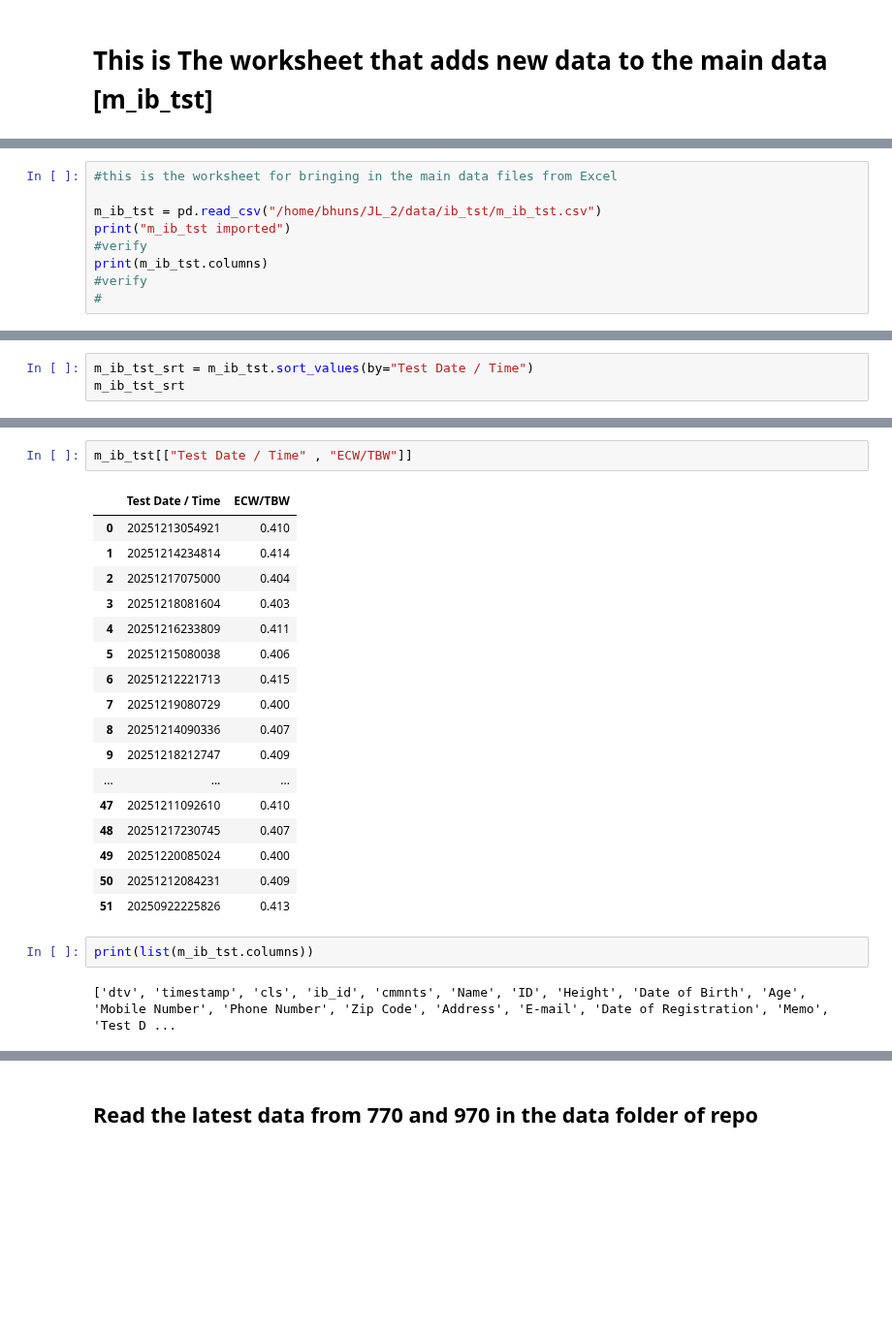
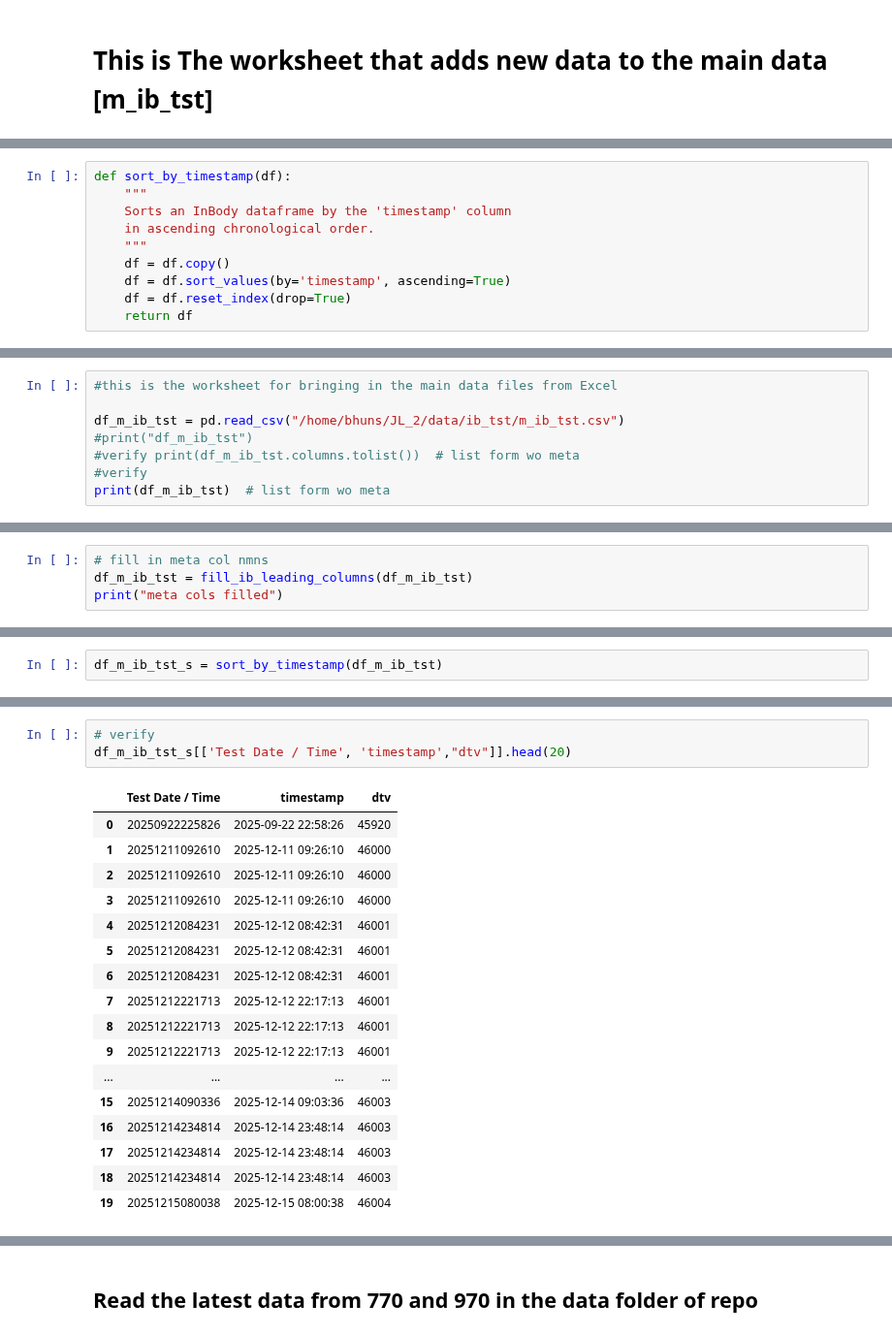
Before and after one commit to 1ratlabs/JL_2, a Jupyter notebook: ib_fls_import.ipynb, the cells around one changed output, grey strips where cells are left out. Shown at 97% size. Cells and saved outputs as stored; diff of their text form; blank space fills up the shorter version.

Commit message:
completed it with preloaded ib_test now restarting to add data

```diff
--- a/ib_fls_import.ipynb
+++ b/ib_fls_import.ipynb
@@ -57,0 +104,10 @@ print set to 1000 rows max
+# %%
+def sort_by_timestamp(df):
+    """
+    Sorts an InBody dataframe by the 'timestamp' column
+    in ascending chronological order.
+    """
+    df = df.copy()
+    df = df.sort_values(by='timestamp', ascending=True)
+    df = df.reset_index(drop=True)
+    return df
@@ -60,10 +135,9 @@ print set to 1000 rows max
 # %%
 #this is the worksheet for bringing in the main data files from Excel
 
-m_ib_tst = pd.read_csv("/home/bhuns/JL_2/data/ib_tst/m_ib_tst.csv")
-print("m_ib_tst imported")
+df_m_ib_tst = pd.read_csv("/home/bhuns/JL_2/data/ib_tst/m_ib_tst.csv")
+#print("df_m_ib_tst")
+#verify print(df_m_ib_tst.columns.tolist())  # list form wo meta
 #verify
-print(m_ib_tst.columns)
-#verify
-#
+print(df_m_ib_tst)  # list form wo meta
 # %% [output]
@@ -91,0 +151,4 @@ print(pd.DataFrame(m_ib_tst.columns, columns=[m_ib_tst.columns]))
+# %%
+# fill in meta col nmns
+df_m_ib_tst = fill_ib_leading_columns(df_m_ib_tst)
+print("meta cols filled")
@@ -92,3 +165,2 @@ print(pd.DataFrame(m_ib_tst.columns, columns=[m_ib_tst.columns]))
 # %%
-m_ib_tst_srt = m_ib_tst.sort_values(by="Test Date / Time")
-m_ib_tst_srt
+df_m_ib_tst_s = sort_by_timestamp(df_m_ib_tst)
@@ -114,25 +167,22 @@ m_ib_tst_srt
-# %%
-m_ib_tst[["Test Date / Time" , "ECW/TBW"]]
-# %% [output]
-|  | Test Date / Time | ECW/TBW |
-| 0 | 20251213054921 | 0.410 |
-| 1 | 20251214234814 | 0.414 |
-| 2 | 20251217075000 | 0.404 |
-| 3 | 20251218081604 | 0.403 |
-| 4 | 20251216233809 | 0.411 |
-| 5 | 20251215080038 | 0.406 |
-| 6 | 20251212221713 | 0.415 |
-| 7 | 20251219080729 | 0.400 |
-| 8 | 20251214090336 | 0.407 |
-| 9 | 20251218212747 | 0.409 |
-| ... | ... | ... |
-| 47 | 20251211092610 | 0.410 |
-| 48 | 20251217230745 | 0.407 |
-| 49 | 20251220085024 | 0.400 |
-| 50 | 20251212084231 | 0.409 |
-| 51 | 20250922225826 | 0.413 |
-# %%
-print(list(m_ib_tst.columns))
-# %% [output]
-['dtv', 'timestamp', 'cls', 'ib_id', 'cmmnts', 'Name', 'ID', 'Height', 'Date of Birth', 'Age', 'Mobile Number', 'Phone Number', 'Zip Code', 'Address', 'E-mail', 'Date of Registration', 'Memo', 'Test D ...
+# %%
+# verify
+df_m_ib_tst_s[['Test Date / Time', 'timestamp',"dtv"]].head(20)
+# %% [output]
+|  | Test Date / Time | timestamp | dtv |
+| 0 | 20250922225826 | 2025-09-22 22:58:26 | 45920 |
+| 1 | 20251211092610 | 2025-12-11 09:26:10 | 46000 |
+| 2 | 20251211092610 | 2025-12-11 09:26:10 | 46000 |
+| 3 | 20251211092610 | 2025-12-11 09:26:10 | 46000 |
+| 4 | 20251212084231 | 2025-12-12 08:42:31 | 46001 |
+| 5 | 20251212084231 | 2025-12-12 08:42:31 | 46001 |
+| 6 | 20251212084231 | 2025-12-12 08:42:31 | 46001 |
+| 7 | 20251212221713 | 2025-12-12 22:17:13 | 46001 |
+| 8 | 20251212221713 | 2025-12-12 22:17:13 | 46001 |
+| 9 | 20251212221713 | 2025-12-12 22:17:13 | 46001 |
+| ... | ... | ... | ... |
+| 15 | 20251214090336 | 2025-12-14 09:03:36 | 46003 |
+| 16 | 20251214234814 | 2025-12-14 23:48:14 | 46003 |
+| 17 | 20251214234814 | 2025-12-14 23:48:14 | 46003 |
+| 18 | 20251214234814 | 2025-12-14 23:48:14 | 46003 |
+| 19 | 20251215080038 | 2025-12-15 08:00:38 | 46004 |
 # %%
```
Also changed, not shown: parts of 30 cells of this notebook.
